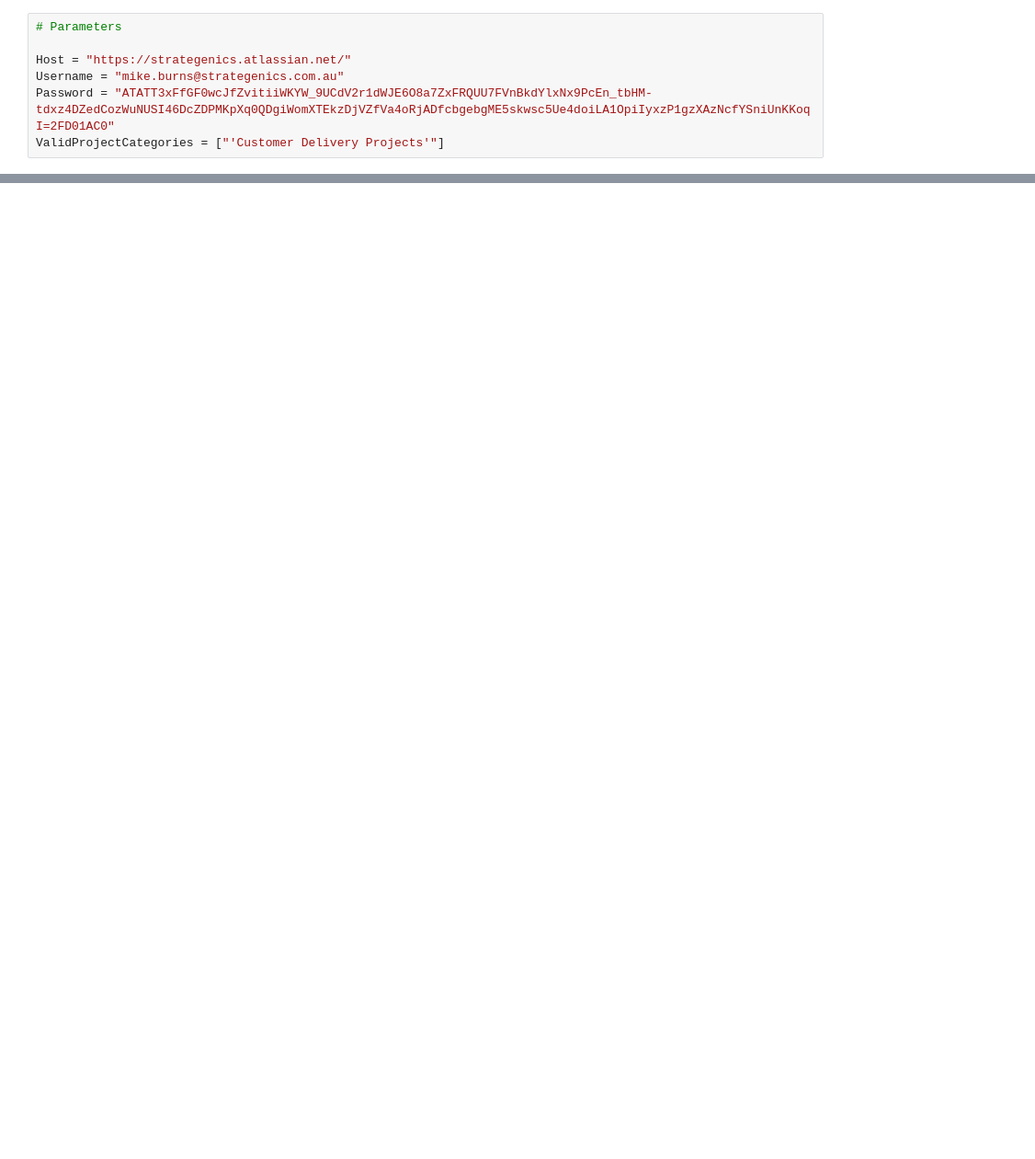
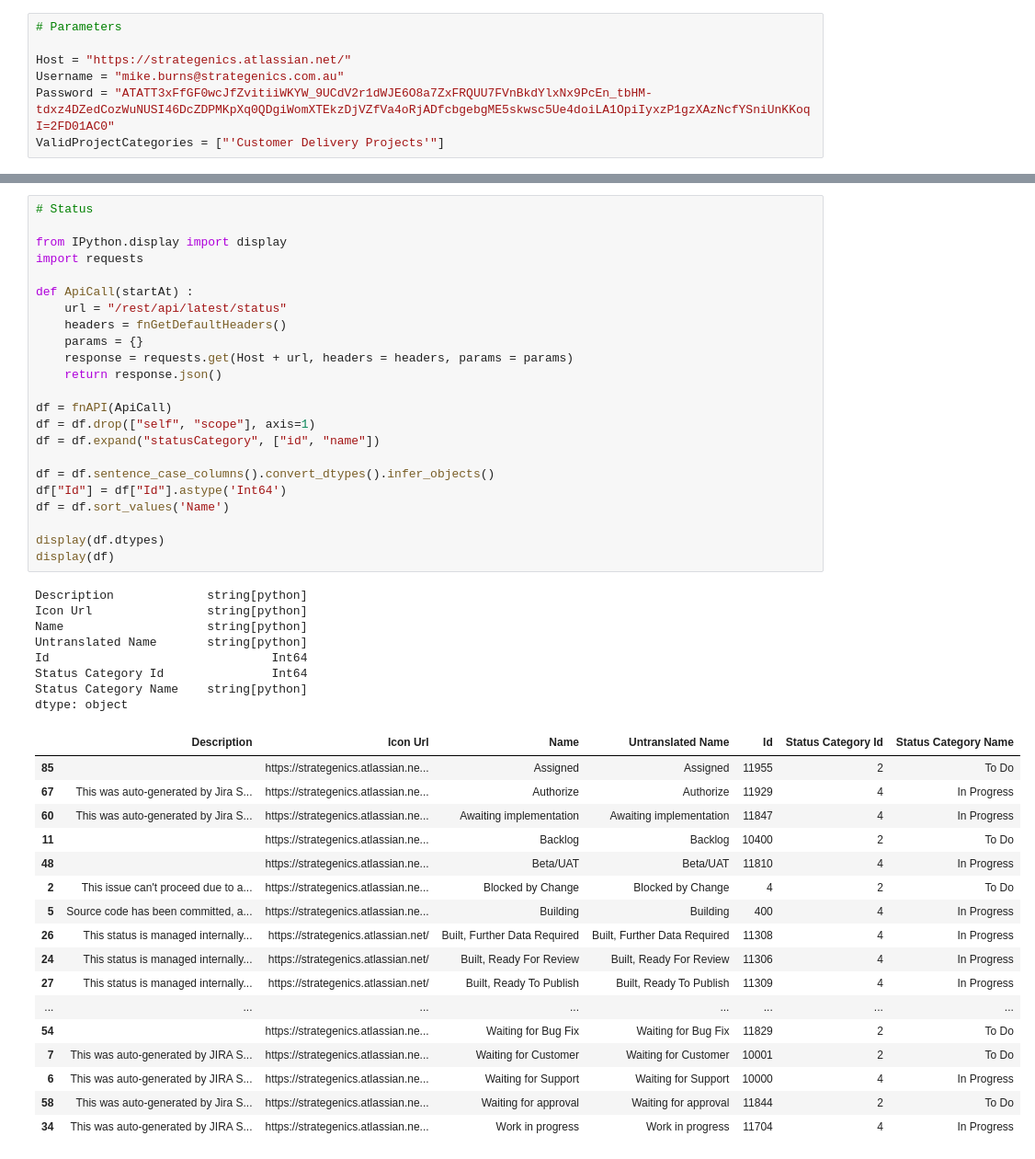
Before and after one commit to 7ft10/JiraCleaner, a Jupyter notebook: Jira_Foundation.ipynb, the cells around one changed output, grey strips where cells are left out. Shown: that part at 92% size. Cells and saved outputs as stored; diff of their text form; blank space fills up the shorter version.

```diff
--- a/Jira_Foundation.ipynb
+++ b/Jira_Foundation.ipynb
@@ -206 +477,50 @@ dtype: object
+# %%
+# Status
+
+from IPython.display import display
+import requests
+
+def ApiCall(startAt) :
+    url = "/rest/api/latest/status"
+    headers = fnGetDefaultHeaders()
+    params = {}
+    response = requests.get(Host + url, headers = headers, params = params)
+    return response.json()
+
+df = fnAPI(ApiCall)
+df = df.drop(["self", "scope"], axis=1)
+df = df.expand("statusCategory", ["id", "name"])
+
+df = df.sentence_case_columns().convert_dtypes().infer_objects()
+df["Id"] = df["Id"].astype('Int64')
+df = df.sort_values('Name')
+
+display(df.dtypes)
+display(df)
+# %% [output]
+Description             string[python]
+Icon Url                string[python]
+Name                    string[python]
+Untranslated Name       string[python]
+Id                               Int64
+Status Category Id               Int64
+Status Category Name    string[python]
+dtype: object
+|  | Description | Icon Url | Name | Untranslated Name | Id | Status Category Id | Status Category Name |
+| 85 |  | https://strategenics.atlassian.ne... | Assigned | Assigned | 11955 | 2 | To Do |
+| 67 | This was auto-generated by Jira S... | https://strategenics.atlassian.ne... | Authorize | Authorize | 11929 | 4 | In Progress |
+| 60 | This was auto-generated by Jira S... | https://strategenics.atlassian.ne... | Awaiting implementation | Awaiting implementation | 11847 | 4 | In Progress |
+| 11 |  | https://strategenics.atlassian.ne... | Backlog | Backlog | 10400 | 2 | To Do |
+| 48 |  | https://strategenics.atlassian.ne... | Beta/UAT | Beta/UAT | 11810 | 4 | In Progress |
+| 2 | This issue can't proceed due to a... | https://strategenics.atlassian.ne... | Blocked by Change | Blocked by Change | 4 | 2 | To Do |
+| 5 | Source code has been committed, a... | https://strategenics.atlassian.ne... | Building | Building | 400 | 4 | In Progress |
+| 26 | This status is managed internally... | https://strategenics.atlassian.net/ | Built, Further Data Required | Built, Further Data Required | 11308 | 4 | In Progress |
+| 24 | This status is managed internally... | https://strategenics.atlassian.net/ | Built, Ready For Review | Built, Ready For Review | 11306 | 4 | In Progress |
+| 27 | This status is managed internally... | https://strategenics.atlassian.net/ | Built, Ready To Publish | Built, Ready To Publish | 11309 | 4 | In Progress |
+| ... | ... | ... | ... | ... | ... | ... | ... |
+| 54 |  | https://strategenics.atlassian.ne... | Waiting for Bug Fix | Waiting for Bug Fix | 11829 | 2 | To Do |
+| 7 | This was auto-generated by JIRA S... | https://strategenics.atlassian.ne... | Waiting for Customer | Waiting for Customer | 10001 | 2 | To Do |
+| 6 | This was auto-generated by JIRA S... | https://strategenics.atlassian.ne... | Waiting for Support | Waiting for Support | 10000 | 4 | In Progress |
+| 58 | This was auto-generated by Jira S... | https://strategenics.atlassian.ne... | Waiting for approval | Waiting for approval | 11844 | 2 | To Do |
+| 34 | This was auto-generated by JIRA S... | https://strategenics.atlassian.ne... | Work in progress | Work in progress | 11704 | 4 | In Progress |
 # %%
```
Also changed, not shown: parts of 20 cells of this notebook, 2 other files.
